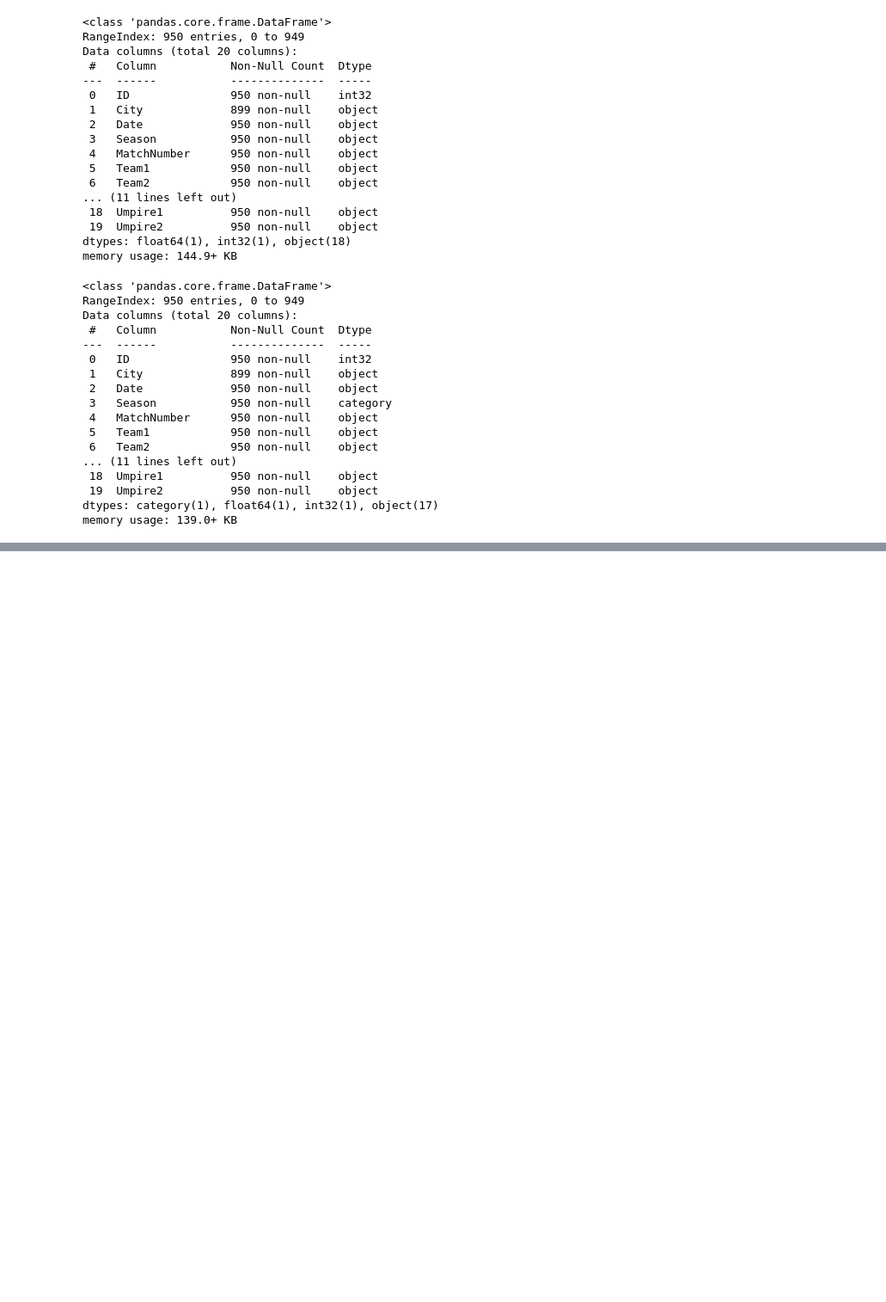
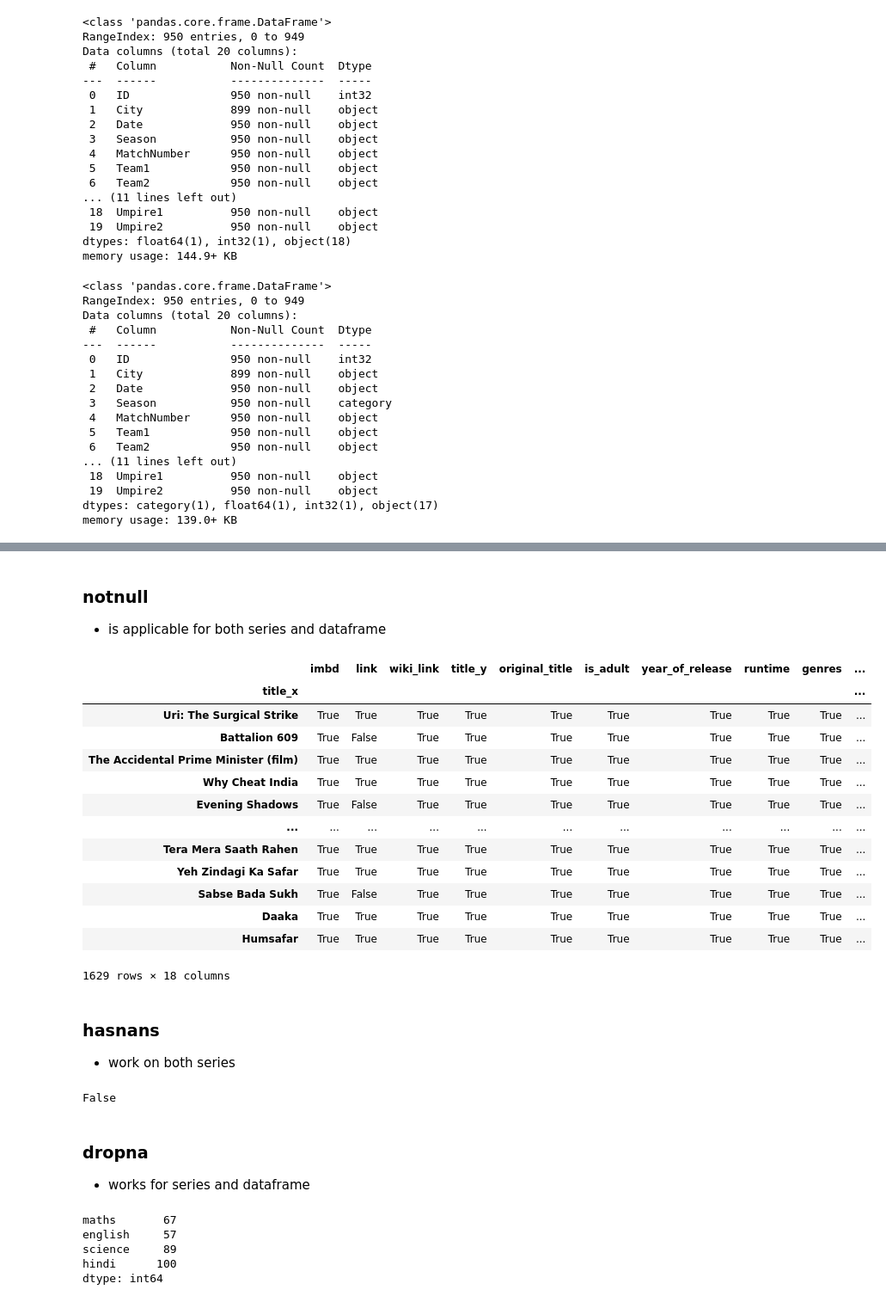
Before and after one commit to divyanshooter/Python, a Jupyter notebook: Tools/Pandas/Dataframe.ipynb, the cells around one changed output, grey strips where cells are left out. Shown: that part at 86% size. Drawn from its saved outputs; the diff is of its cells as text; code cells hidden in the pictures; blank space fills up the shorter version.

```diff
--- a/Tools/Pandas/Dataframe.ipynb
+++ b/Tools/Pandas/Dataframe.ipynb
@@ -764,0 +1216,38 @@ memory usage: 139.0+ KB
+# %% [markdown]
+### notnull
+* is applicable for both series and dataframe
+# %%
+movies.notnull()
+# %% [output]
+|  | imbd | link | wiki_link | title_y | original_title | is_adult | year_of_release | runtime | genres | ... |
+| title_x |  |  |  |  |  |  |  |  |  | ... |
+| Uri: The Surgical Strike | True | True | True | True | True | True | True | True | True | ... |
+| Battalion 609 | True | False | True | True | True | True | True | True | True | ... |
+| The Accidental Prime Minister (film) | True | True | True | True | True | True | True | True | True | ... |
+| Why Cheat India | True | True | True | True | True | True | True | True | True | ... |
+| Evening Shadows | True | False | True | True | True | True | True | True | True | ... |
+| ... | ... | ... | ... | ... | ... | ... | ... | ... | ... | ... |
+| Tera Mera Saath Rahen | True | True | True | True | True | True | True | True | True | ... |
+| Yeh Zindagi Ka Safar | True | True | True | True | True | True | True | True | True | ... |
+| Sabse Bada Sukh | True | False | True | True | True | True | True | True | True | ... |
+| Daaka | True | True | True | True | True | True | True | True | True | ... |
+| Humsafar | True | True | True | True | True | True | True | True | True | ... |
+1629 rows × 18 columns
+# %% [markdown]
+### hasnans
+* work on both series
+# %%
+marks_series.hasnans
+# %% [output]
+False
+# %% [markdown]
+### dropna
+* works for series and dataframe
+# %%
+marks_series
+# %% [output]
+maths       67
+english     57
+science     89
+hindi      100
+dtype: int64
```
Also changed, not shown: parts of 70 cells of this notebook, 2 other files.
